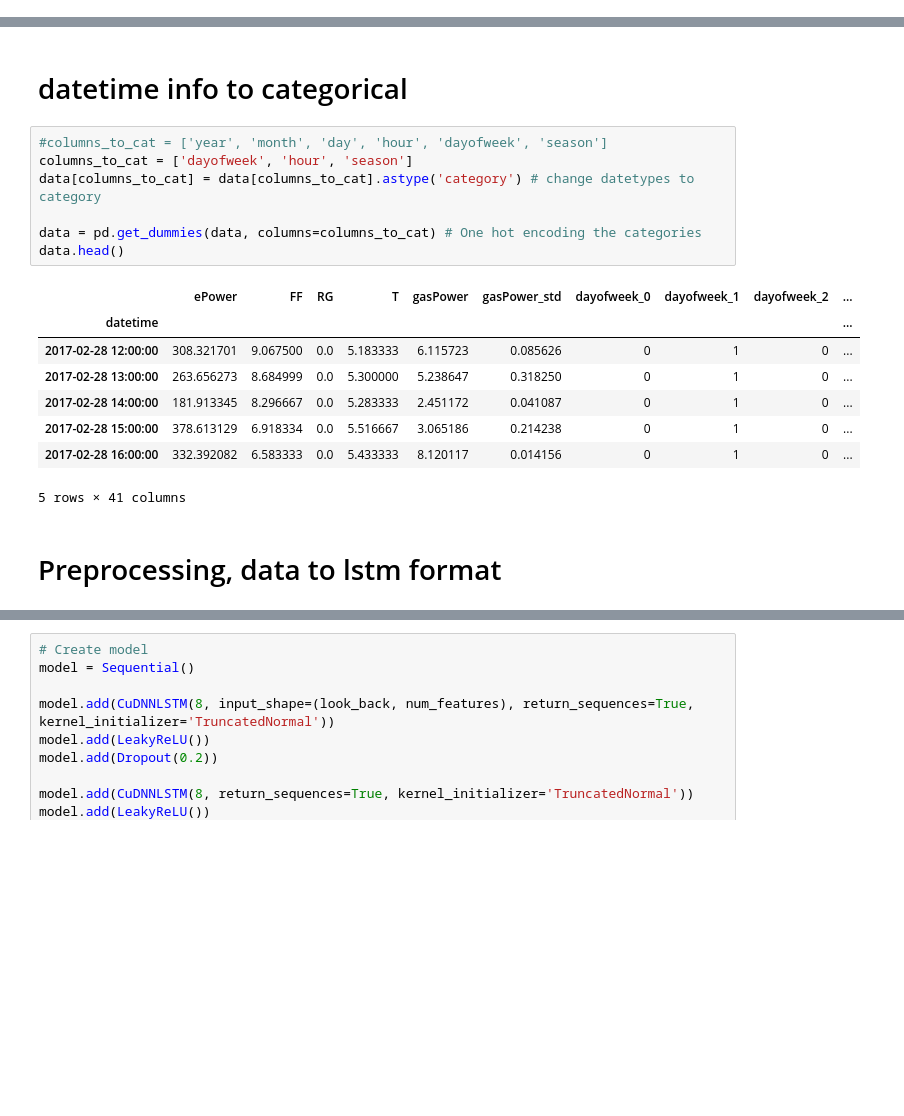
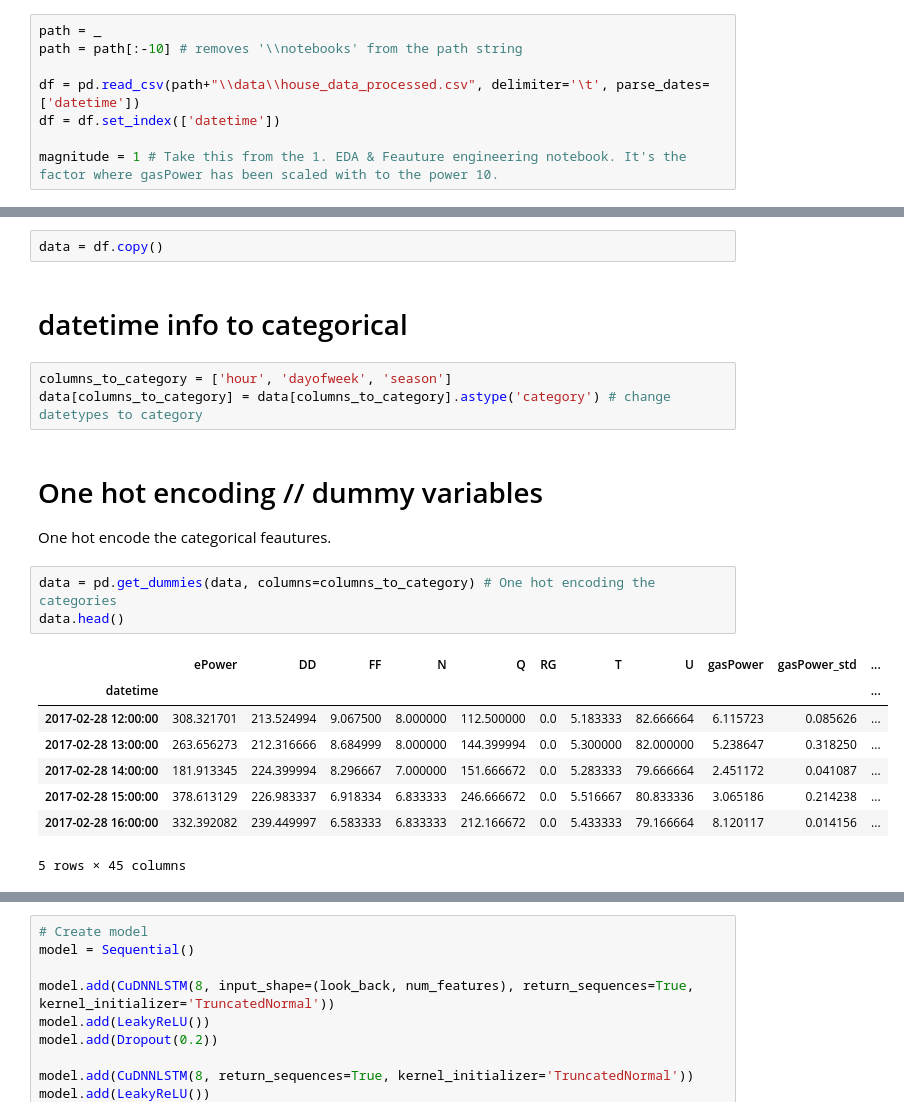
Before and after one commit to deKeijzer/Multivariate-time-series-models-in-Keras, a Jupyter notebook: notebooks/4.1 LSTM.ipynb, the cells around one changed output, grey strips where cells are left out. Saved outputs shown, nothing was run; the diff lists cells and outputs as text; blank space fills up the shorter version.

Commit message:
Minor changed to notebook up till 3. Notebook 4.1 started.

```diff
--- a/notebooks/LSTM.ipynb
+++ b/notebooks/4.1 LSTM.ipynb
@@ -177,0 +47,8 @@ data.head()
+# %%
+path = _
+path = path[:-10] # removes '\\notebooks' from the path string
+
+df = pd.read_csv(path+"\\data\\house_data_processed.csv", delimiter='\t', parse_dates=['datetime'])
+df = df.set_index(['datetime'])
+
+magnitude = 1 # Take this from the 1. EDA & Feauture engineering notebook. It's the factor where gasPower has been scaled with to the power 10.
@@ -178,20 +68,22 @@ data.head()
+# %%
+data = df.copy()
 # %% [markdown]
 # datetime info to categorical
+# %%
+columns_to_category = ['hour', 'dayofweek', 'season']
+data[columns_to_category] = data[columns_to_category].astype('category') # change datetypes to category
+# %% [markdown]
+# One hot encoding // dummy variables
+One hot encode the categorical feautures.
 # %%
-#columns_to_cat = ['year', 'month', 'day', 'hour', 'dayofweek', 'season']
-columns_to_cat = ['dayofweek', 'hour', 'season']
-data[columns_to_cat] = data[columns_to_cat].astype('category') # change datetypes to category
-
-data = pd.get_dummies(data, columns=columns_to_cat) # One hot encoding the categories
+data = pd.get_dummies(data, columns=columns_to_category) # One hot encoding the categories
 data.head()
 # %% [output]
-|  | ePower | FF | RG | T | gasPower | gasPower_std | dayofweek_0 | dayofweek_1 | dayofweek_2 | ... |
-| datetime |  |  |  |  |  |  |  |  |  | ... |
-| 2017-02-28 12:00:00 | 308.321701 | 9.067500 | 0.0 | 5.183333 | 6.115723 | 0.085626 | 0 | 1 | 0 | ... |
-| 2017-02-28 13:00:00 | 263.656273 | 8.684999 | 0.0 | 5.300000 | 5.238647 | 0.318250 | 0 | 1 | 0 | ... |
-| 2017-02-28 14:00:00 | 181.913345 | 8.296667 | 0.0 | 5.283333 | 2.451172 | 0.041087 | 0 | 1 | 0 | ... |
-| 2017-02-28 15:00:00 | 378.613129 | 6.918334 | 0.0 | 5.516667 | 3.065186 | 0.214238 | 0 | 1 | 0 | ... |
-| 2017-02-28 16:00:00 | 332.392082 | 6.583333 | 0.0 | 5.433333 | 8.120117 | 0.014156 | 0 | 1 | 0 | ... |
+|  | ePower | DD | FF | N | Q | RG | T | U | gasPower | gasPower_std | ... |
+| datetime |  |  |  |  |  |  |  |  |  |  | ... |
+| 2017-02-28 12:00:00 | 308.321701 | 213.524994 | 9.067500 | 8.000000 | 112.500000 | 0.0 | 5.183333 | 82.666664 | 6.115723 | 0.085626 | ... |
+| 2017-02-28 13:00:00 | 263.656273 | 212.316666 | 8.684999 | 8.000000 | 144.399994 | 0.0 | 5.300000 | 82.000000 | 5.238647 | 0.318250 | ... |
+| 2017-02-28 14:00:00 | 181.913345 | 224.399994 | 8.296667 | 7.000000 | 151.666672 | 0.0 | 5.283333 | 79.666664 | 2.451172 | 0.041087 | ... |
+| 2017-02-28 15:00:00 | 378.613129 | 226.983337 | 6.918334 | 6.833333 | 246.666672 | 0.0 | 5.516667 | 80.833336 | 3.065186 | 0.214238 | ... |
+| 2017-02-28 16:00:00 | 332.392082 | 239.449997 | 6.583333 | 6.833333 | 212.166672 | 0.0 | 5.433333 | 79.166664 | 8.120117 | 0.014156 | ... |
-5 rows × 41 columns
+5 rows × 45 columns
-# %% [markdown]
-# Preprocessing, data to lstm format
```
Also changed, not shown: parts of 30 cells of this notebook, 3 other files.
